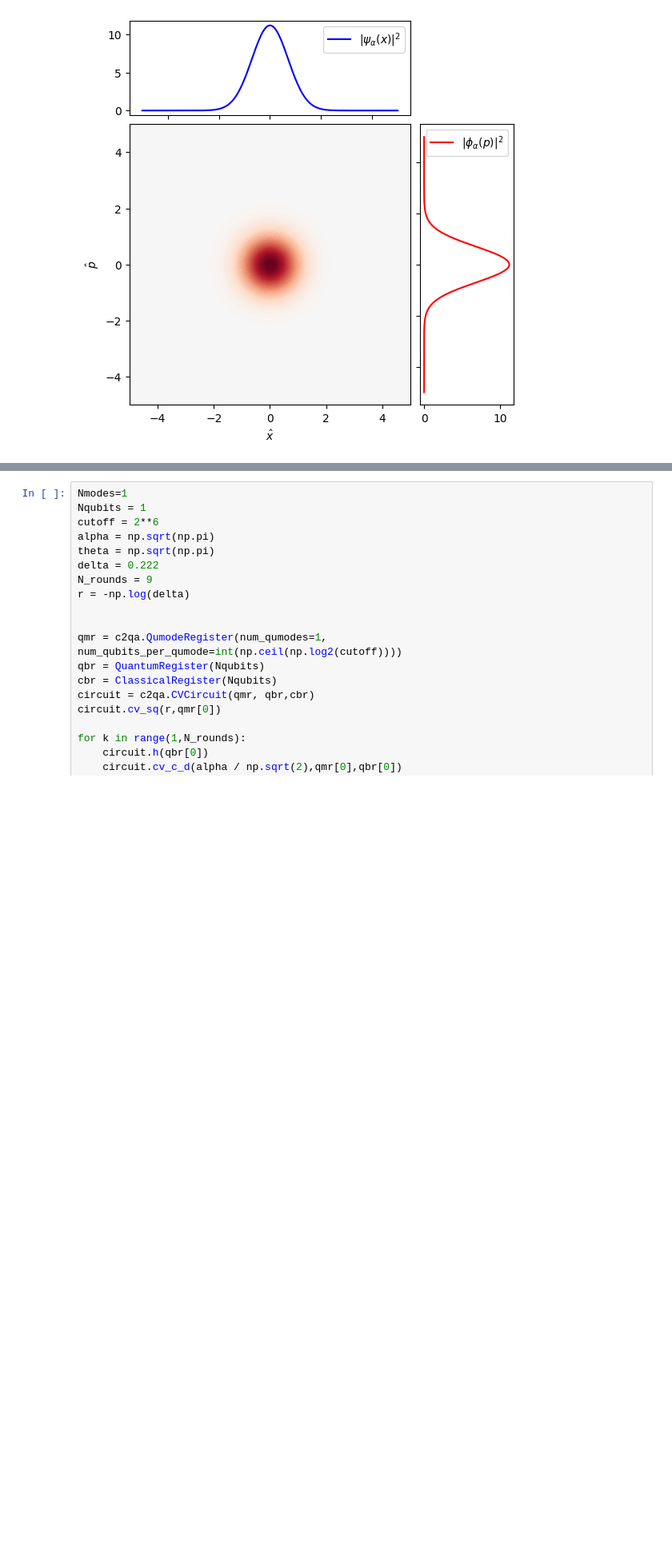
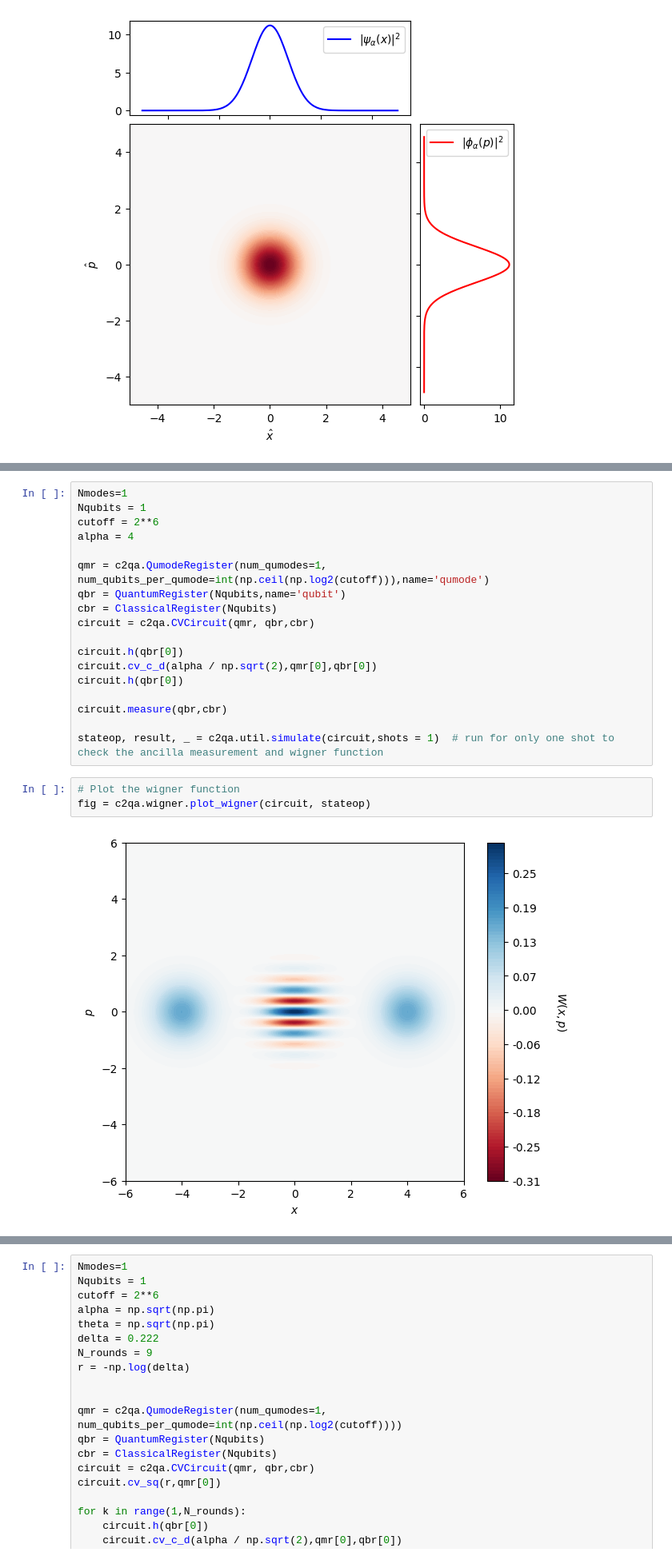
Before and after one commit to shubdeepmohapatra01/ISCA2025-Tutorial, a Jupyter notebook: bosonic-qiskit-tutorial/bq_tutorial.ipynb, the cells around one changed output, grey strips where cells are left out. Shown: that part at 80% size. Saved outputs shown, nothing was run; the diff lists cells and outputs as text; blank space fills up the shorter version.

Commit message:
Adding non deterministic cat state preparation

```diff
--- a/bosonic-qiskit-tutorial/bq_tutorial.ipynb
+++ b/bosonic-qiskit-tutorial/bq_tutorial.ipynb
@@ -65,0 +74,23 @@ ax_y.set_yticklabels([]);
+# %%
+Nmodes=1
+Nqubits = 1
+cutoff = 2**6
+alpha = 4
+
+qmr = c2qa.QumodeRegister(num_qumodes=1, num_qubits_per_qumode=int(np.ceil(np.log2(cutoff))),name='qumode')
+qbr = QuantumRegister(Nqubits,name='qubit')
+cbr = ClassicalRegister(Nqubits)
+circuit = c2qa.CVCircuit(qmr, qbr,cbr)
+
+circuit.h(qbr[0])
+circuit.cv_c_d(alpha / np.sqrt(2),qmr[0],qbr[0])
+circuit.h(qbr[0])
+
+circuit.measure(qbr,cbr)
+
+stateop, result, _ = c2qa.util.simulate(circuit,shots = 1)  # run for only one shot to check the ancilla measurement and wigner function
+# %%
+# Plot the wigner function
+fig = c2qa.wigner.plot_wigner(circuit, stateop)
+# %% [output]
+[figure, added]
```
Also changed, not shown: parts of 5 cells of this notebook.
